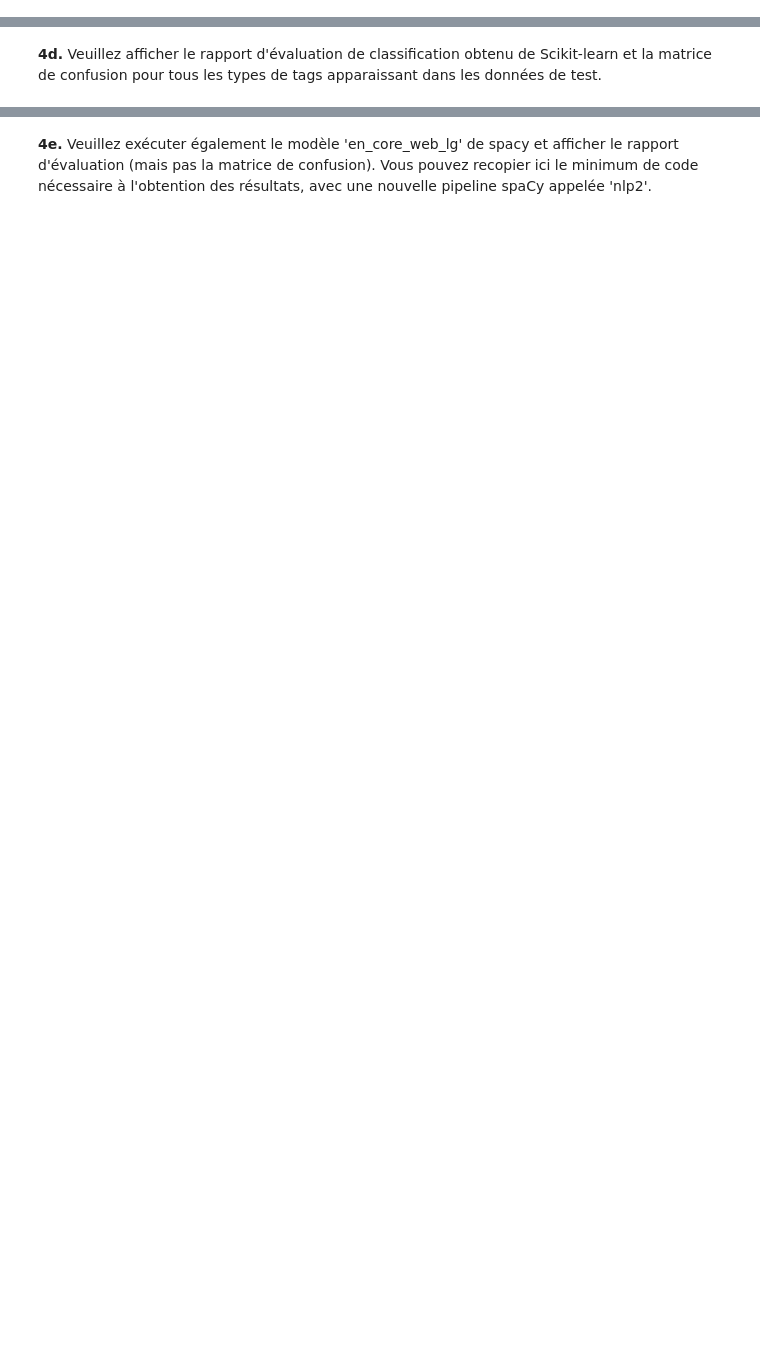
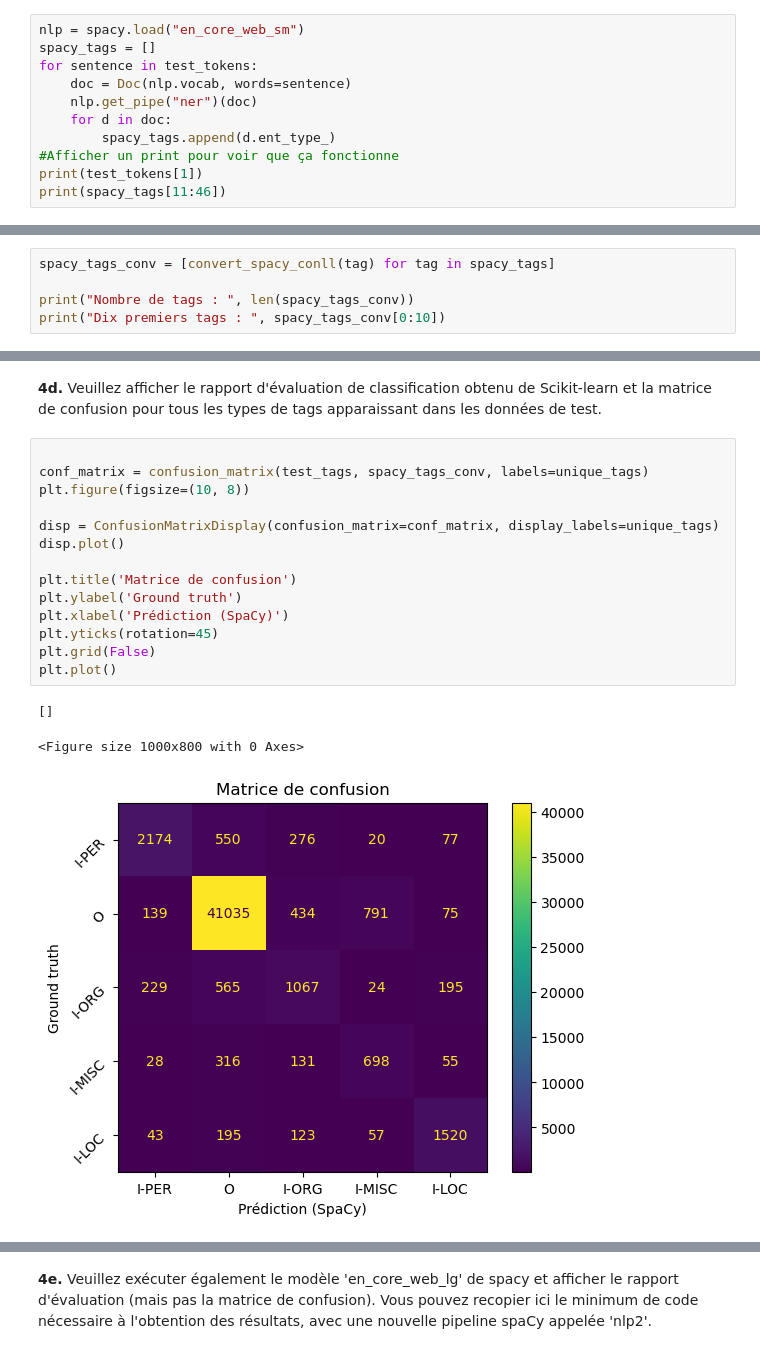
Before and after one commit to bchollet/TAL-LABOS, a Jupyter notebook: Labo4/TAL_Labo4_student.ipynb, the cells around one changed output, grey strips where cells are left out. Cells and saved outputs as stored; diff of their text form; blank space fills up the shorter version.

```diff
--- a/Labo4/TAL_Labo4_student.ipynb
+++ b/Labo4/TAL_Labo4_student.ipynb
@@ -263,2 +314,13 @@ weighted avg       0.93      0.90      0.91     50817
 # %% [markdown]
 **4b.** Veuillez exécuter la NER de spaCy sur chacune des phrases de `test_tokens`, ce qui assure que spaCy aura la même tokenisation que les données de référence.  Veuillez stocker les tags dans une liste unique appelée `spacy_tags`.
+# %%
+nlp = spacy.load("en_core_web_sm")
+spacy_tags = []
+for sentence in test_tokens:
+    doc = Doc(nlp.vocab, words=sentence)
+    nlp.get_pipe("ner")(doc)
+    for d in doc:
+        spacy_tags.append(d.ent_type_)
+#Afficher un print pour voir que ça fonctionne
+print(test_tokens[1])
+print(spacy_tags[11:46])
@@ -265,2 +338,7 @@ weighted avg       0.93      0.90      0.91     50817
 # %% [markdown]
 **4c.** Veuillez convertir les tags de `spacy_tags` grâce à la fonction précédente, dans une liste appelée `spacy_tags_conv`.  Veuillez afficher le nombre total de tags et les dix premiers.  Vous pouvez plusieurs essais en changeant la fonction, pour aboutir à la conversion qui maximise le score.
+# %%
+spacy_tags_conv = [convert_spacy_conll(tag) for tag in spacy_tags]
+
+print("Nombre de tags : ", len(spacy_tags_conv))
+print("Dix premiers tags : ", spacy_tags_conv[0:10])
@@ -267,2 +348,20 @@ weighted avg       0.93      0.90      0.91     50817
 # %% [markdown]
 **4d.** Veuillez afficher le rapport d'évaluation de classification obtenu de Scikit-learn et la matrice de confusion pour tous les types de tags apparaissant dans les données de test.
+# %%
+
+conf_matrix = confusion_matrix(test_tags, spacy_tags_conv, labels=unique_tags)
+plt.figure(figsize=(10, 8))
+
+disp = ConfusionMatrixDisplay(confusion_matrix=conf_matrix, display_labels=unique_tags)
+disp.plot()
+
+plt.title('Matrice de confusion')
+plt.ylabel('Ground truth')
+plt.xlabel('Prédiction (SpaCy)')
+plt.yticks(rotation=45)
+plt.grid(False)
+plt.plot()
+# %% [output]
+[]
+<Figure size 1000x800 with 0 Axes>
+[figure, added]
```
Also changed, not shown: parts of 17 cells of this notebook.
